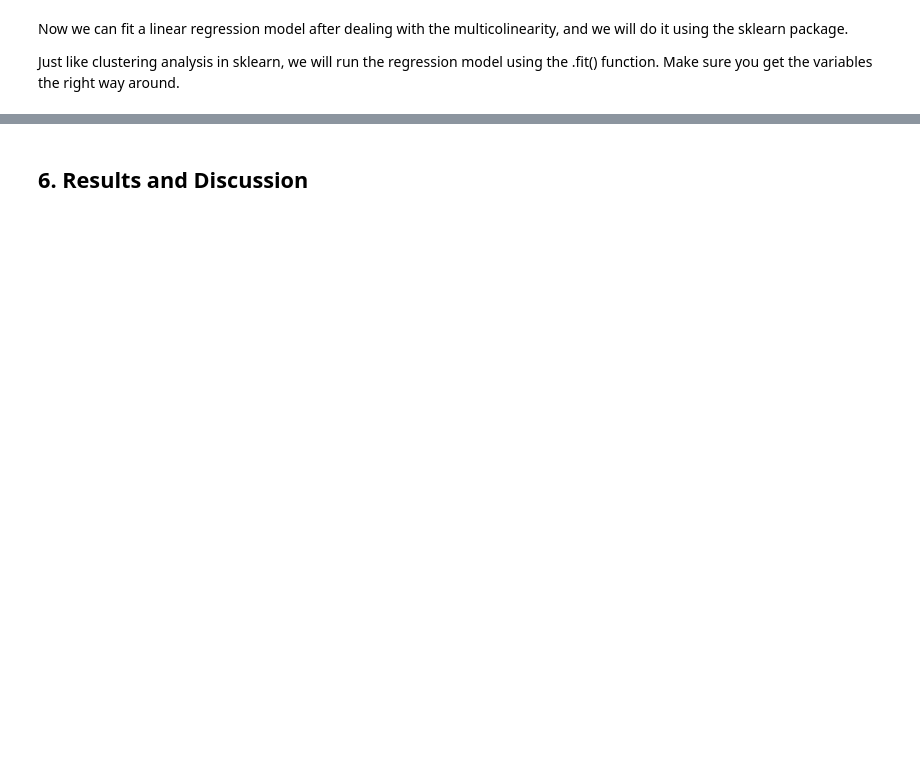
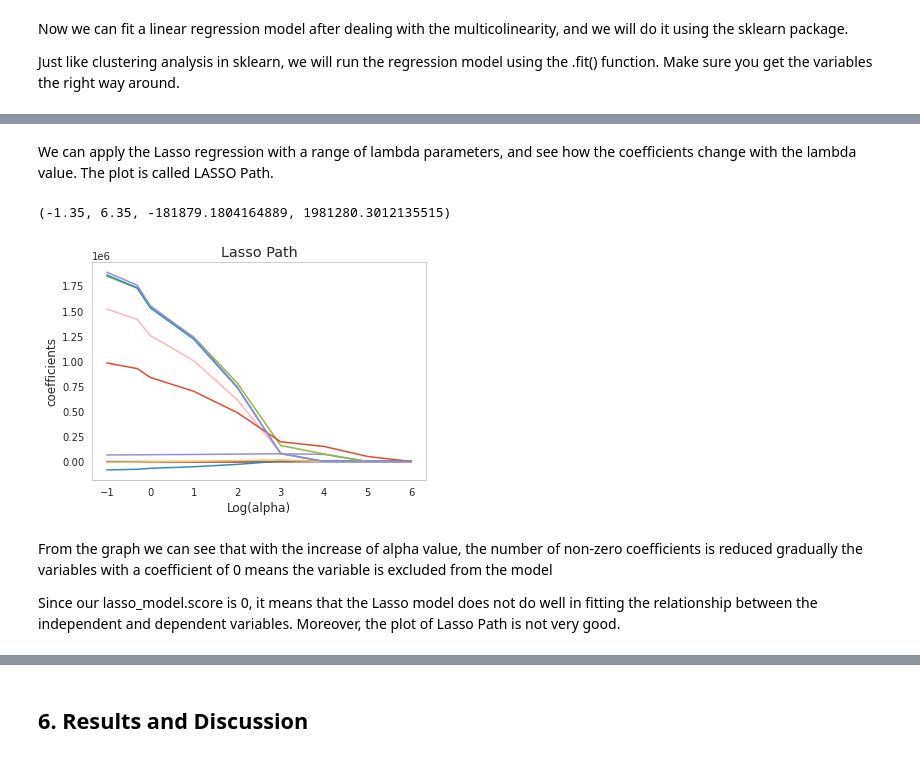
Before and after one commit to joeylizh/DSSS_Assessment, a Jupyter notebook: Assessment_Code.ipynb, the cells around one changed output, grey strips where cells are left out. Drawn from its saved outputs; the diff is of its cells as text; code cells hidden in the pictures; blank space fills up the shorter version.

```diff
--- a/Assessment_Code.ipynb
+++ b/Assessment_Code.ipynb
@@ -203,4 +205,4 @@ as the coordinate data is too large to contain, the data source and the manipula
 # %%
-# # Merge the latitude and longitude data into the datasets
-# df_subset  = df_subset.merge(GBcoords, on='Postcode', how='left')
-# df_subset
+# Merge the latitude and longitude data into the datasets
+df_subset  = df_subset.merge(GBcoords, on='Postcode', how='left')
+df_subset
@@ -207,10 +223,8 @@ as the coordinate data is too large to contain, the data source and the manipula
 # %%
-# # Drop the rows without latitude and longitude values (latitude and longitude are consistent)
-# df_subset = df_subset.dropna(subset = ['Latitude'])
+# Drop the rows without latitude and longitude values (latitude and longitude are consistent)
+df_subset = df_subset.dropna(subset = ['Latitude'])
 
-# # Drop the Postcode column
-# df_subset = df_subset.drop(['Postcode'], axis=1)
+# Drop the Postcode column
+df_subset = df_subset.drop(['Postcode'], axis=1)
 
-# print(df_subset.head())
-
-# df_subset.to_csv(r'Data/df_subset.csv', index = False)
+df_subset.head()
@@ -217,6 +238,2 @@ as the coordinate data is too large to contain, the data source and the manipula
 # %% [markdown]
 The saved data above is the data link below, which contains latitude and longitude values without postcode column.
-# %%
-df_subset = pd.read_csv('https://raw.githubusercontent.com/joeylizh/DSSS_Assessment/main/df_subset.csv')
-
-df_subset.head()
@@ -551,0 +683,33 @@ print(df_coef_lr_VIF)
+# %% [markdown]
+We can apply the Lasso regression with a range of lambda parameters, and see how the coefficients change with the lambda value. The plot is called LASSO Path.
+# %%
+
+from itertools import cycle
+from sklearn.linear_model import lasso_path
+
+train_x_standard = X_train/X_train.std(axis=0)
+list_alphas = [.1, .5, 1, 10, 100, 1000, 10000, 100000, 1000000]
+
+# alphas_lasso, coefs_lasso, _ = lasso_path(predictors_bike_rental, response_bike_rental, alphas = [.1, .5, 1, 10, 100], fit_intercept=False)
+alphas_lasso, coefs_lasso, _ = lasso_path(train_x_standard, y_train.values.reshape(-1),alphas = list_alphas, fit_intercept=False)
+# print(alphas_lasso.shape)
+# print(coefs_lasso.shape)
+
+log_alphas_lasso = np.log10(alphas_lasso)
+for coef_l in coefs_lasso:
+    l1 = plt.plot(log_alphas_lasso, coef_l)
+
+plt.xlabel('Log(alpha)')
+plt.ylabel('coefficients')
+plt.title('Lasso Path')
+plt.axis('tight')
+# %% [output]
+(-1.35, 6.35, -181879.1804164889, 1981280.3012135515)
+[figure, added]
+# %% [markdown]
+From the graph we can see that with the increase of alpha value, the number of non-zero coefficients is reduced gradually
+the variables with a coefficient of 0 means the variable is excluded from the model
+
+Since our lasso_model.score is 0, it means that the Lasso model does not do well in fitting the
+relationship between the independent and dependent variables. Moreover, the plot of Lasso
+Path is not very good.
```
Also changed, not shown: parts of 81 cells of this notebook, 4 other files.
